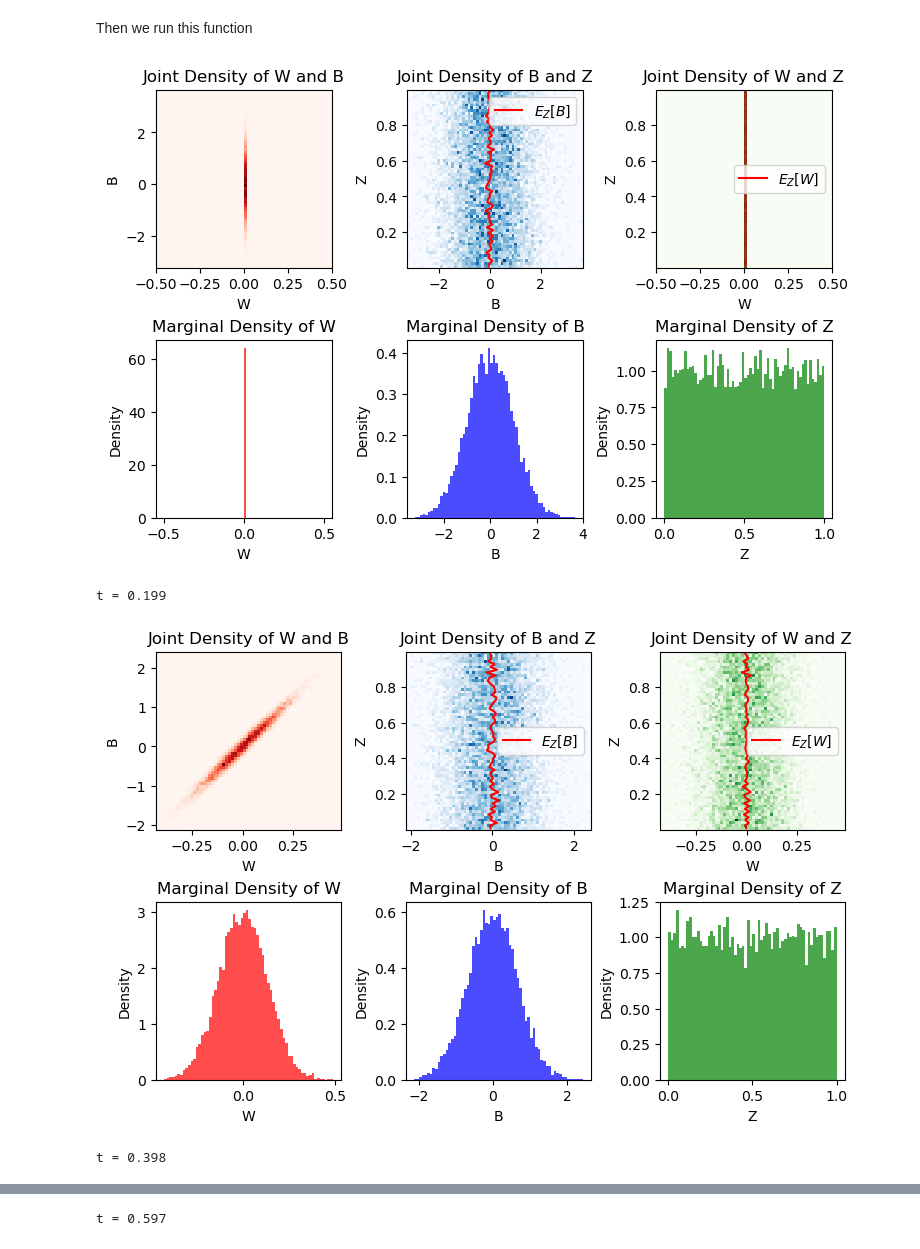
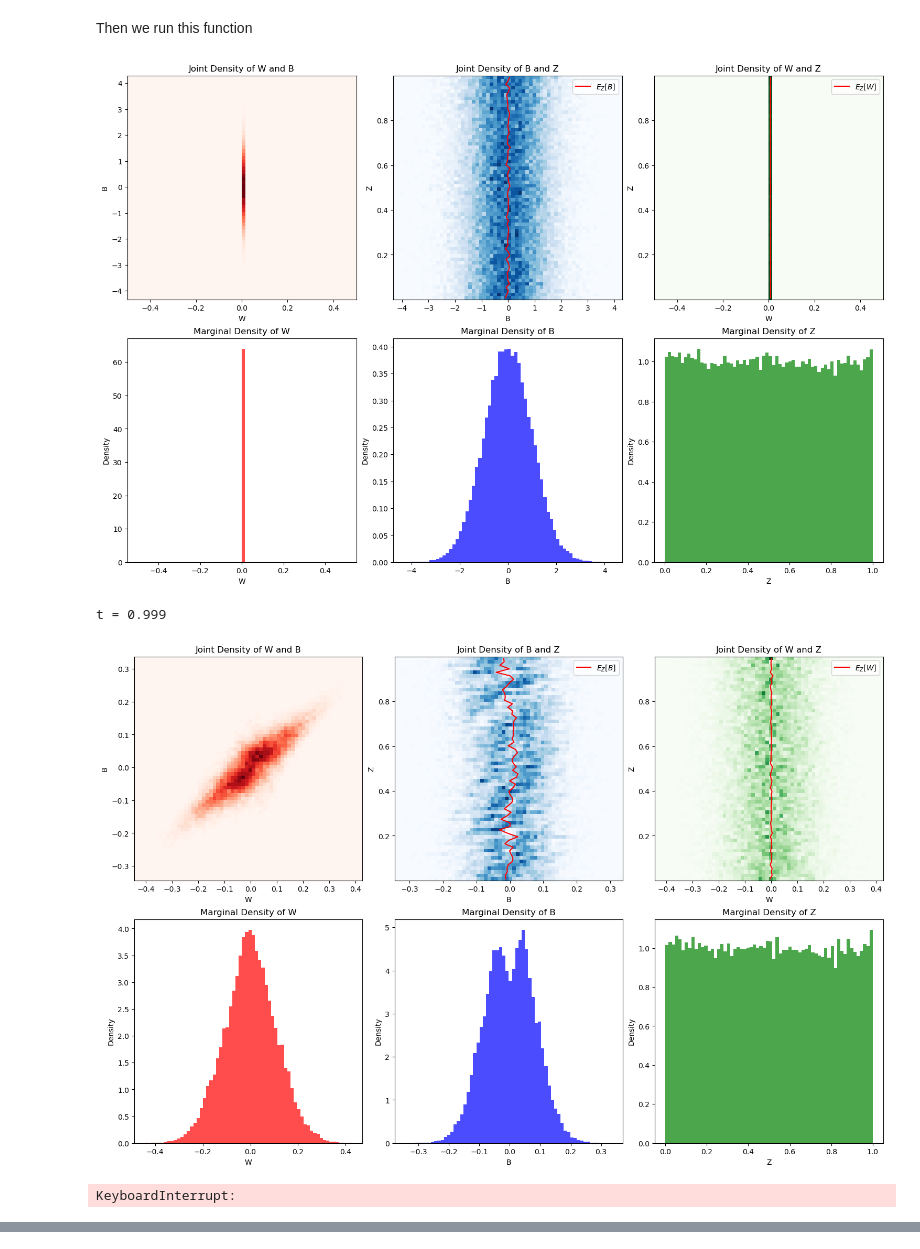
Before and after one commit to mannixp/D.strafity-mapping, a Jupyter notebook: Mapping/Part4_IEM_3d_fWBZ.ipynb, the cells around one changed output, grey strips where cells are left out. Drawn from its saved outputs; the diff is of its cells as text; code cells hidden in the pictures.

```diff
--- a/Mapping/Part4_IEM_3d_fWBZ.ipynb
+++ b/Mapping/Part4_IEM_3d_fWBZ.ipynb
@@ -112,7 +112,7 @@ Ri = 1
 ν_T = ν*((1 + λ_W)/τ_W)
 
 # Diffusion
-σ_w = .05
+σ_w = .01
 # %% [markdown]
 We then write a plotting code
 # %%
@@ -126,7 +126,7 @@ def plot_joint_density(W, B, Z, bins=32):
     bins : int
         Number of bins for the histograms.
     """
-    fig, ax = plt.subplots(nrows=2, ncols=3, figsize=(7.5, 5), constrained_layout=True)
+    fig, ax = plt.subplots(nrows=2, ncols=3, figsize=(15, 10), constrained_layout=True)
 
     # Joint density of W and B
     h_wb, w_edges, b_edges = np.histogram2d(W, B, bins=bins, density=True)
@@ -405,24 +357,44 @@ def solver(T, dt, z_grid, num_particles=10**3, N_bins=32):
 # %% [markdown]
 Then we run this function
 # %%
+# 1m 20s
 # Bins
 N_bins = 64
 
 # Particles
 N_particles = 10**4
 
 # Time
-T = 5
-t, Δt = np.linspace(0,  T, T*(10**3), retstep=True)
+T = 10
+t, Δt = np.linspace(0,  T, 10**4, retstep=True)
 
 # Vertical
-z, Δz = np.linspace(0,  1, 250 + 1, retstep=True)
-
+z, Δz = np.linspace(0,  1, 100 + 1, retstep=True)
 
 # Run the solver
 solver(T, Δt, z_grid=z, num_particles=N_particles, N_bins=N_bins)
+
+
+# # Bins
+# N_bins = 32
+
+# # Particles
+# N_particles = 10**3
+
+# # Time
+# T = .1
+# t, Δt = np.linspace(0,  T, 10**2, retstep=True)
+
+# # Vertical
+# z, Δz = np.linspace(0,  1, 100 + 1, retstep=True)
+
+# # Timing the solver function
+# import timeit
+# number = 10
+# execution_time = timeit.Timer(lambda: solver(T, Δt, z_grid=z, num_particles=N_particles, N_bins=N_bins)).repeat(repeat=number, number=1)
+# print(f"Execution time: {np.mean(execution_time):.2f} seconds")
 # %% [output]
-[figure, old version]
+[figure, new version]
-t = 0.199
+t = 0.999
-[figure, old version]
+[figure, new version]
-t = 0.398
+KeyboardInterrupt:
@@ -430 +400,0 @@ t = 0.398
-t = 0.597
```
Also changed, not shown: parts of 7 cells of this notebook.
